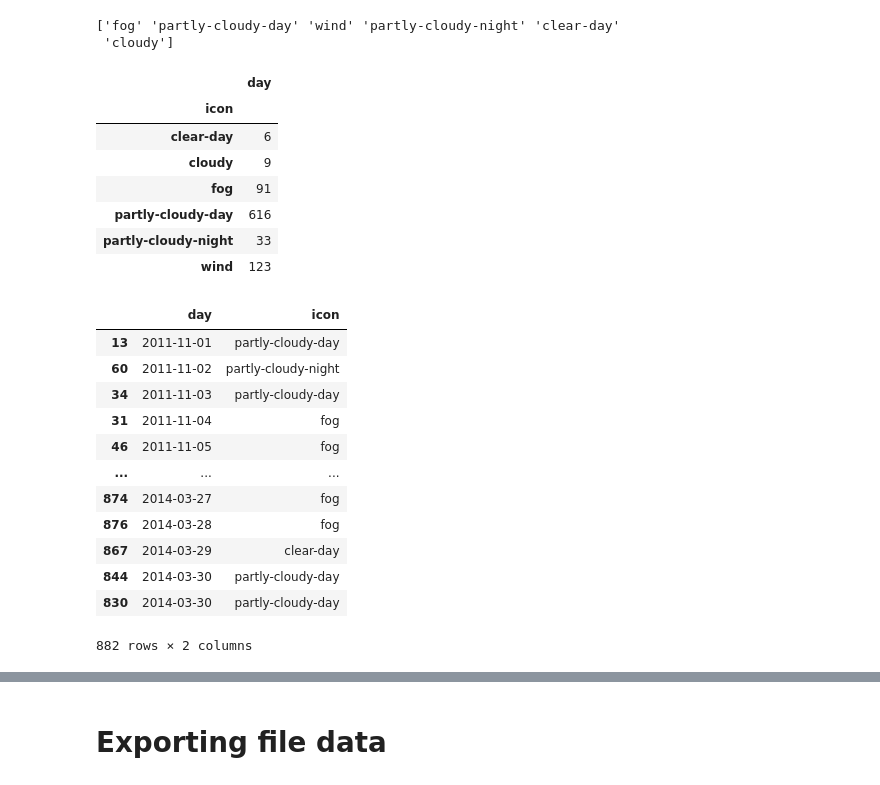
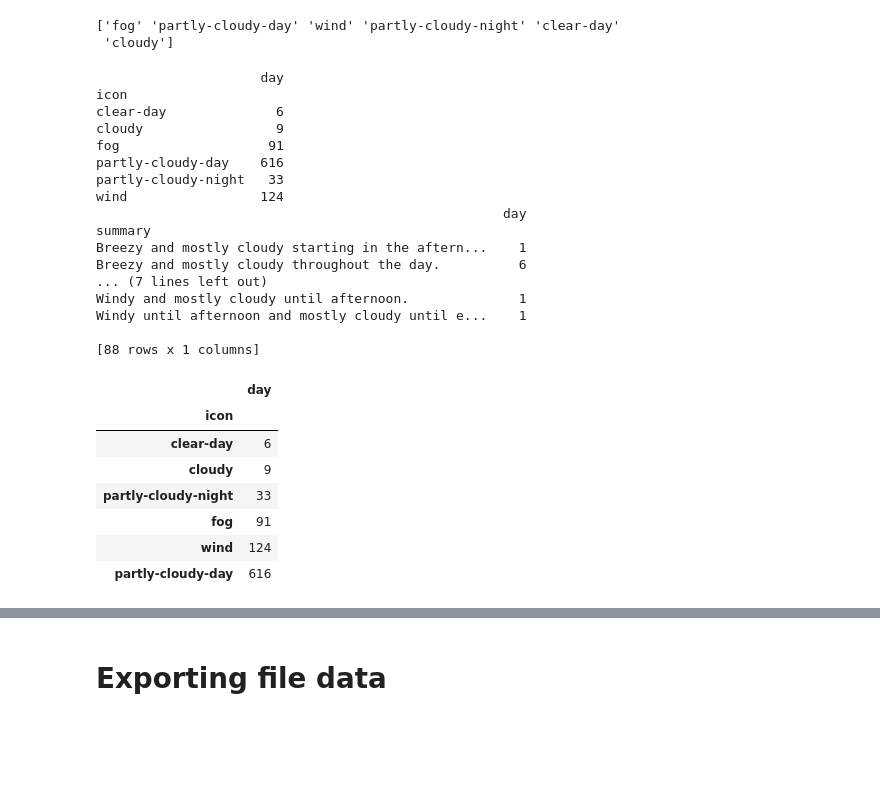
Before and after one commit to Akansh-a/Smart-Meters, a Jupyter notebook: 2.Input Files.ipynb, the cells around one changed output, grey strips where cells are left out. Drawn from its saved outputs; the diff is of its cells as text; code cells hidden in the pictures; blank space fills up the shorter version.

```diff
--- a/2.Input Files.ipynb
+++ b/2.Input Files.ipynb
@@ -147,33 +135,42 @@ print(weather_data['icon'].unique())
 weather_data['day']=  pd.to_datetime(weather_data['time']) # day is given as timestamp
 weather_data['day']=  pd.to_datetime(weather_data['day'],format='%Y%m%d').dt.date
 # selecting numeric variables
-weather_data_day = weather_data[['day','icon']]
-weather_data_day= weather_data_day.dropna()
-weather_data_day.groupby('icon')[['day']].nunique()
+weather_data_icon = weather_data[['day','icon']]
+weather_data_icon = weather_data_icon.dropna()
+weather_data_icon = weather_data_icon.groupby('icon')[['day']].nunique()
+print(weather_data_icon)
+weather_data_summary = weather_data[['day','summary']]
+weather_data_summary = weather_data_summary.dropna()
+weather_data_summary = weather_data_summary.groupby('summary')[['day']].nunique()
+print(weather_data_summary)
 # %% [output]
-|  | day |
-| icon |  |
-| clear-day | 6 |
-| cloudy | 9 |
-| fog | 91 |
-| partly-cloudy-day | 616 |
-| partly-cloudy-night | 33 |
-| wind | 123 |
+                     day
+icon
+clear-day              6
+cloudy                 9
+fog                   91
+partly-cloudy-day    616
+partly-cloudy-night   33
+wind                 124
+                                                    day
+summary
+Breezy and mostly cloudy starting in the aftern...    1
+Breezy and mostly cloudy throughout the day.          6
+... (7 lines left out)
+Windy and mostly cloudy until afternoon.              1
+Windy until afternoon and mostly cloudy until e...    1
+
+[88 rows x 1 columns]
 # %%
 weather_data=weather_data.dropna()
 # %%
-weather_data_day.sort_values(by="day")
+weather_data_icon.sort_values(by="day")
 # %% [output]
-|  | day | icon |
-| 13 | 2011-11-01 | partly-cloudy-day |
-| 60 | 2011-11-02 | partly-cloudy-night |
-| 34 | 2011-11-03 | partly-cloudy-day |
-| 31 | 2011-11-04 | fog |
-| 46 | 2011-11-05 | fog |
-| ... | ... | ... |
-| 874 | 2014-03-27 | fog |
-| 876 | 2014-03-28 | fog |
-| 867 | 2014-03-29 | clear-day |
-| 844 | 2014-03-30 | partly-cloudy-day |
-| 830 | 2014-03-30 | partly-cloudy-day |
+|  | day |
+| icon |  |
+| clear-day | 6 |
+| cloudy | 9 |
+| partly-cloudy-night | 33 |
+| fog | 91 |
+| wind | 124 |
+| partly-cloudy-day | 616 |
-882 rows × 2 columns
```
Also changed, not shown: parts of 13 cells of this notebook.
